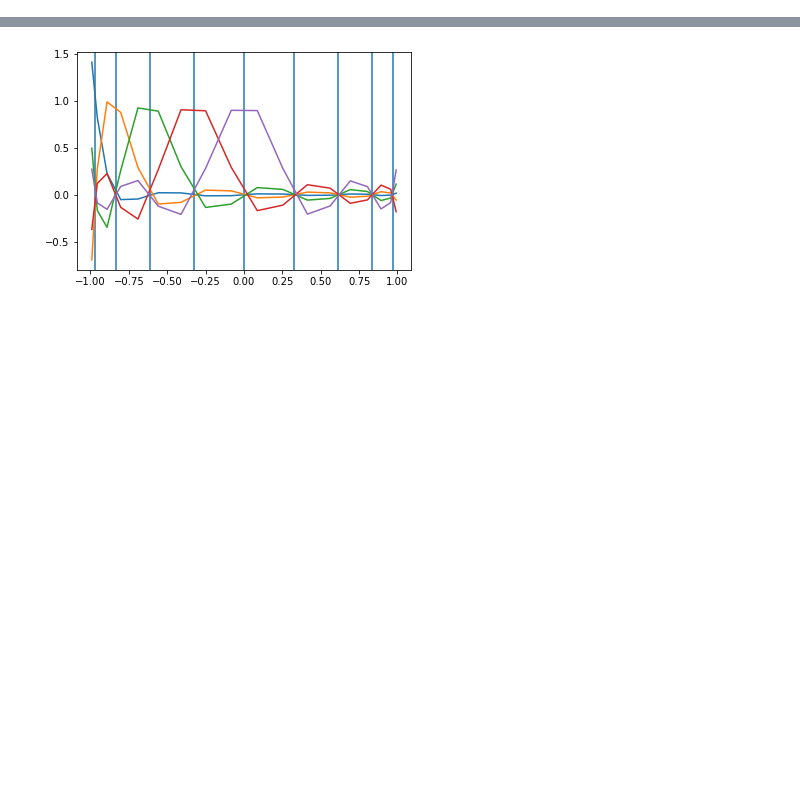
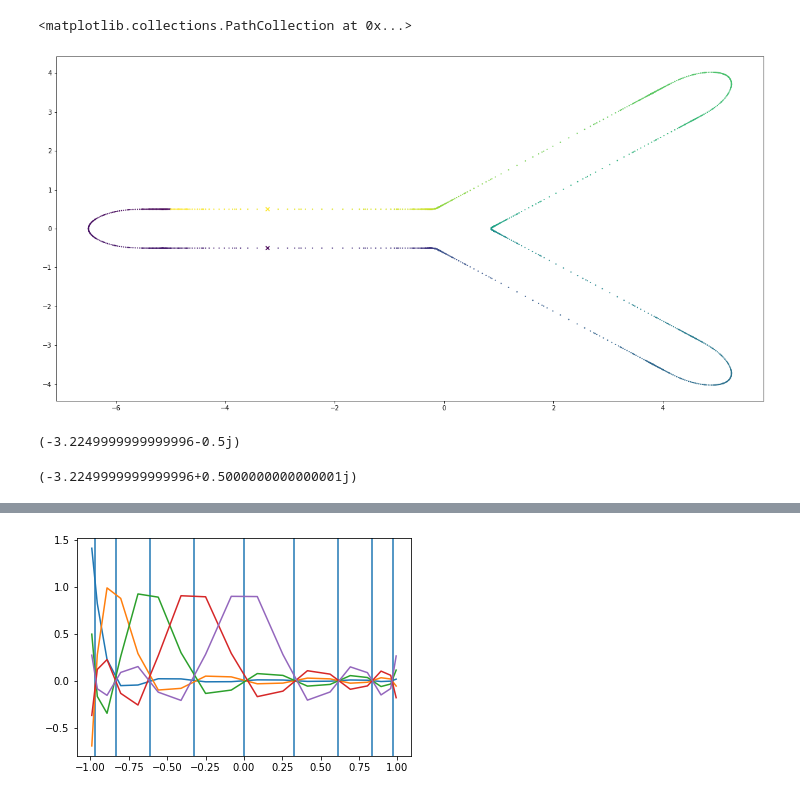
Before and after one commit to WangHaiYang874/stokes2d, a Jupyter notebook: exp1/demo.ipynb, the cells around one changed output, grey strips where cells are left out. Drawn from its saved outputs; the diff is of its cells as text; code cells hidden in the pictures; blank space fills up the shorter version.

```diff
--- a/exp1/demo.ipynb
+++ b/exp1/demo.ipynb
@@ -40,0 +77,17 @@ for p in panels:
+# %%
+plt.figure(figsize=(20,10))
+plt.scatter(pipe.t.real, pipe.t.imag, c=pipe.exterior_boundary.a,s=1)
+
+indices = [364,2029]
+plt.scatter(pipe.t.real[indices], pipe.t.imag[indices], c=pipe.exterior_boundary.a[indices], marker='x')
+# %% [output]
+<matplotlib.collections.PathCollection at 0x...>
+[figure, added]
+# %%
+pipe.t[364]
+# %% [output]
+(-3.2249999999999996-0.5j)
+# %%
+pipe.t[2029]
+# %% [output]
+(-3.2249999999999996+0.5000000000000001j)
```
Also changed, not shown: parts of 6 cells of this notebook, 14 other files.
